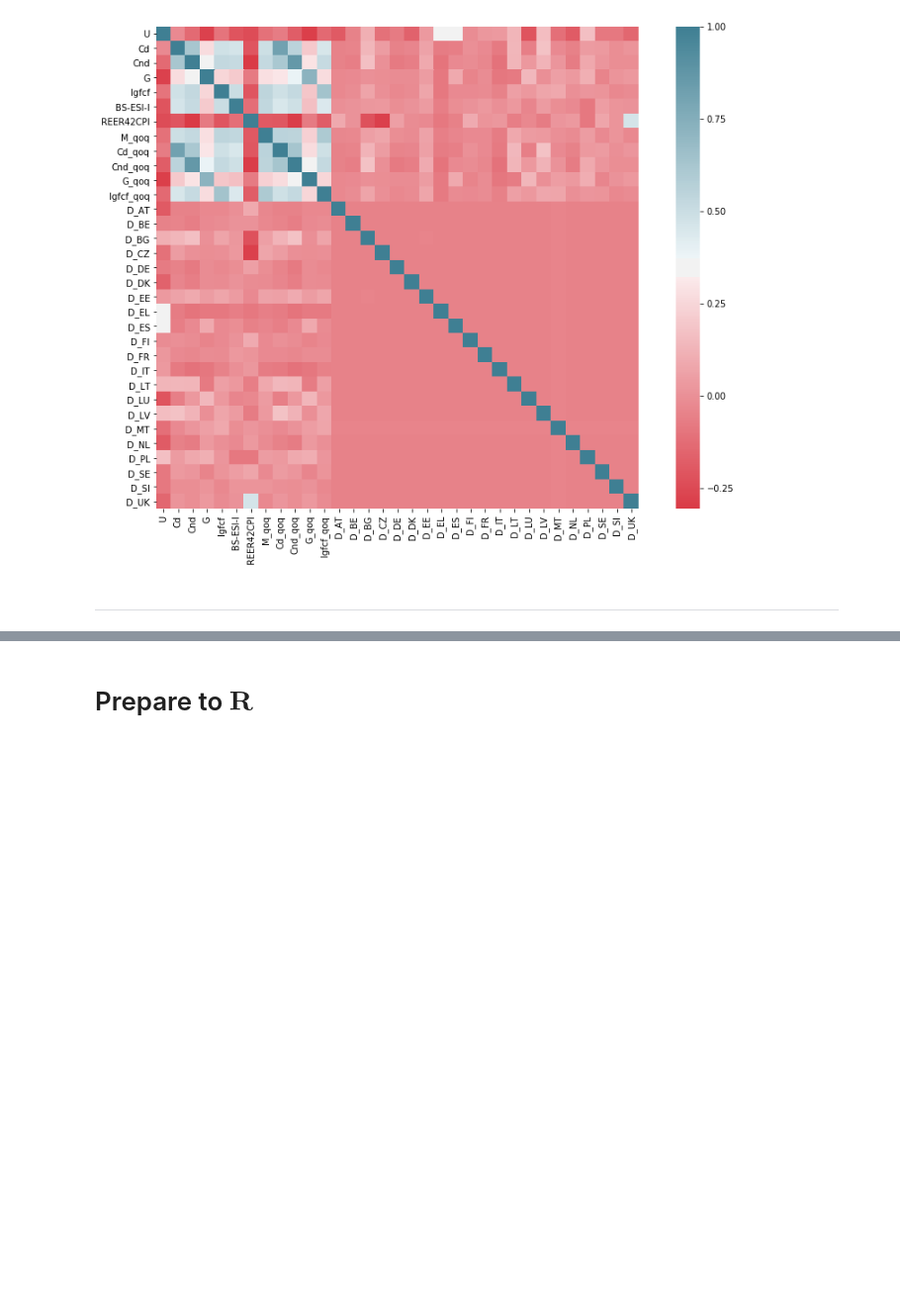
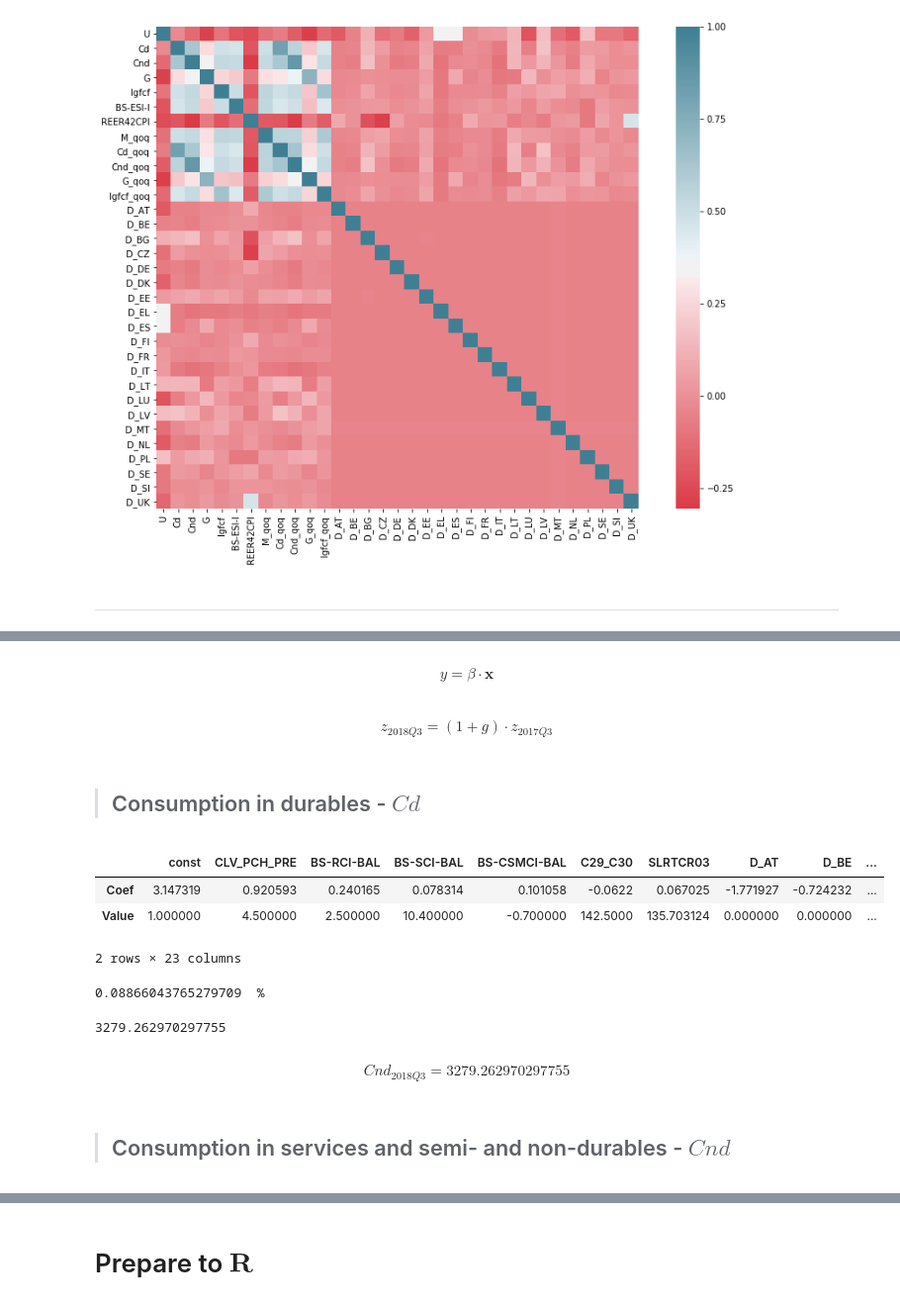
Before and after one commit to boturon/NovaSBE_Courses, a Jupyter notebook: 1107_macroeconomic-policies/assignment/pred-gdp/data.ipynb, the cells around one changed output, grey strips where cells are left out. Shown at 99% size. Saved outputs shown, nothing was run; the diff lists cells and outputs as text; code cells hidden in the pictures; blank space fills up the shorter version.

```diff
--- a/1107_macroeconomic-policies/assignment/pred-gdp/data.ipynb
+++ b/1107_macroeconomic-policies/assignment/pred-gdp/data.ipynb
@@ -7,7 +7,7 @@ import seaborn as sns
 import statsmodels.api as sm
 import matplotlib.pyplot as plt
 pd.set_option('max_colwidth', 100)
-pd.set_option('display.max_rows', 20)
+pd.set_option('display.max_rows', 25)
 # %% [markdown]
 <br>
 # %% [markdown]
@@ -96,7 +96,7 @@ for df in [ei_isbu_q, ei_isbu_q_lag, namq_10_fcs, namq_10_fcs_lag, namq_10_gdp,
 # %% [markdown]
 ># OECD
 # %%
-def OECD():
+def OECDtable():
     GEO_LABEL2GEO = dict(zip(namq_10_gdp.GEO_LABEL.values, namq_10_gdp.GEO.values)); GEO_LABEL2GEO["Germany"] = "DE"
     df_in = pd.read_csv("data/KEI_13112018143436794_[v1-oecd].csv")
     df_in["GEO"] = df_in.Country.map(GEO_LABEL2GEO)
@@ -110,3 +106,5 @@ TypeError: 'DataFrame' object is not callable
+# %%
+OECD = OECDtable()
 # %% [markdown]
 <br>
 # %% [markdown]
@@ -1114,0 +1120,30 @@ _______________________
+# %% [markdown]
+$$y=\beta \cdot \textbf{x}$$
+# %% [markdown]
+$$z_{2018Q3} = (1+g) \cdot z_{2017Q3}$$
+# %% [markdown]
+>## Consumption in durables - $Cd$
+# %%
+Cd_pred = pd.DataFrame(Cd3_results.params, columns=["Coef"]);
+Cd_pred["Value"] = 0
+Cd_pred.at["const":"SLRTCR03","Value"] = [1, 4.5, 2.5, 10.4, -0.7, 142.5, 135.703123648508]
+# %%
+Cd_pred.transpose()
+# %% [output]
+|  | const | CLV_PCH_PRE | BS-RCI-BAL | BS-SCI-BAL | BS-CSMCI-BAL | C29_C30 | SLRTCR03 | D_AT | D_BE | ... |
+| Coef | 3.147319 | 0.920593 | 0.240165 | 0.078314 | 0.101058 | -0.0622 | 0.067025 | -1.771927 | -0.724232 | ... |
+| Value | 1.000000 | 4.500000 | 2.500000 | 10.400000 | -0.700000 | 142.5000 | 135.703124 | 0.000000 | 0.000000 | ... |
+2 rows × 23 columns
+# %%
+Cd_g = (Cd_pred["Coef"]@Cd_pred["Value"])/100; print(Cd_g, " %")
+# %% [output]
+0.08866043765279709  %
+# %%
+Cd_2017Q3 = 3012.2
+Cd_2018Q3 = (1+Cd_g)*Cd_2017Q3; print(Cd_2018Q3)
+# %% [output]
+3279.262970297755
+# %% [markdown]
+$$Cnd_{2018Q3} = 3279.262970297755$$
+# %% [markdown]
+>## Consumption in services and semi- and non-durables - $Cnd$
```
Also changed, not shown: parts of 32 cells of this notebook, 16 other files.
